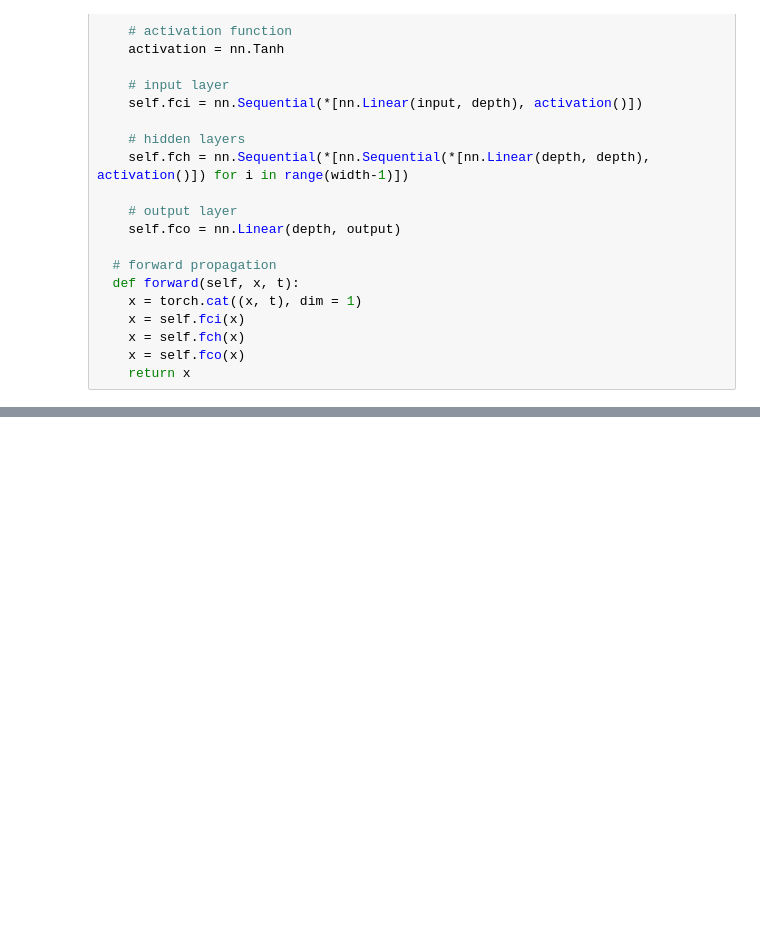
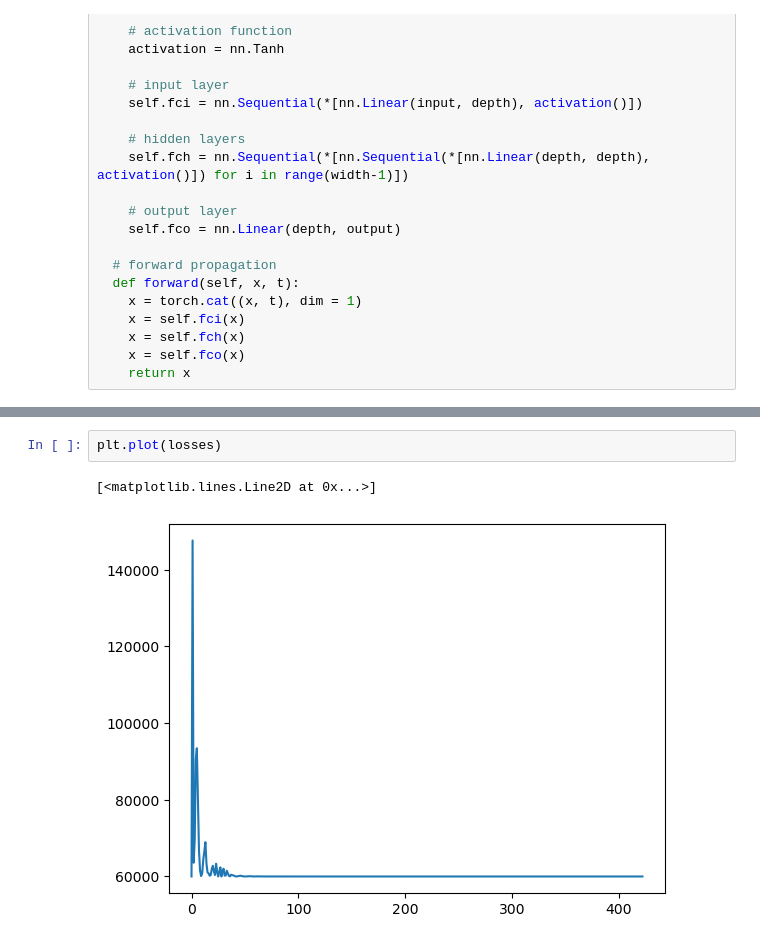
Before and after one commit to merdern/FYP, a Jupyter notebook: ReversePINN.ipynb, the cells around one changed output, grey strips where cells are left out. Drawn from its saved outputs; the diff is of its cells as text; blank space fills up the shorter version.

```diff
--- a/ReversePINN.ipynb
+++ b/ReversePINN.ipynb
@@ -231,0 +264,5 @@ tensor([[0.],
+# %%
+plt.plot(losses)
+# %% [output]
+[<matplotlib.lines.Line2D at 0x...>]
+[figure, added]
```
Also changed, not shown: parts of 8 cells of this notebook, 3 other files.
